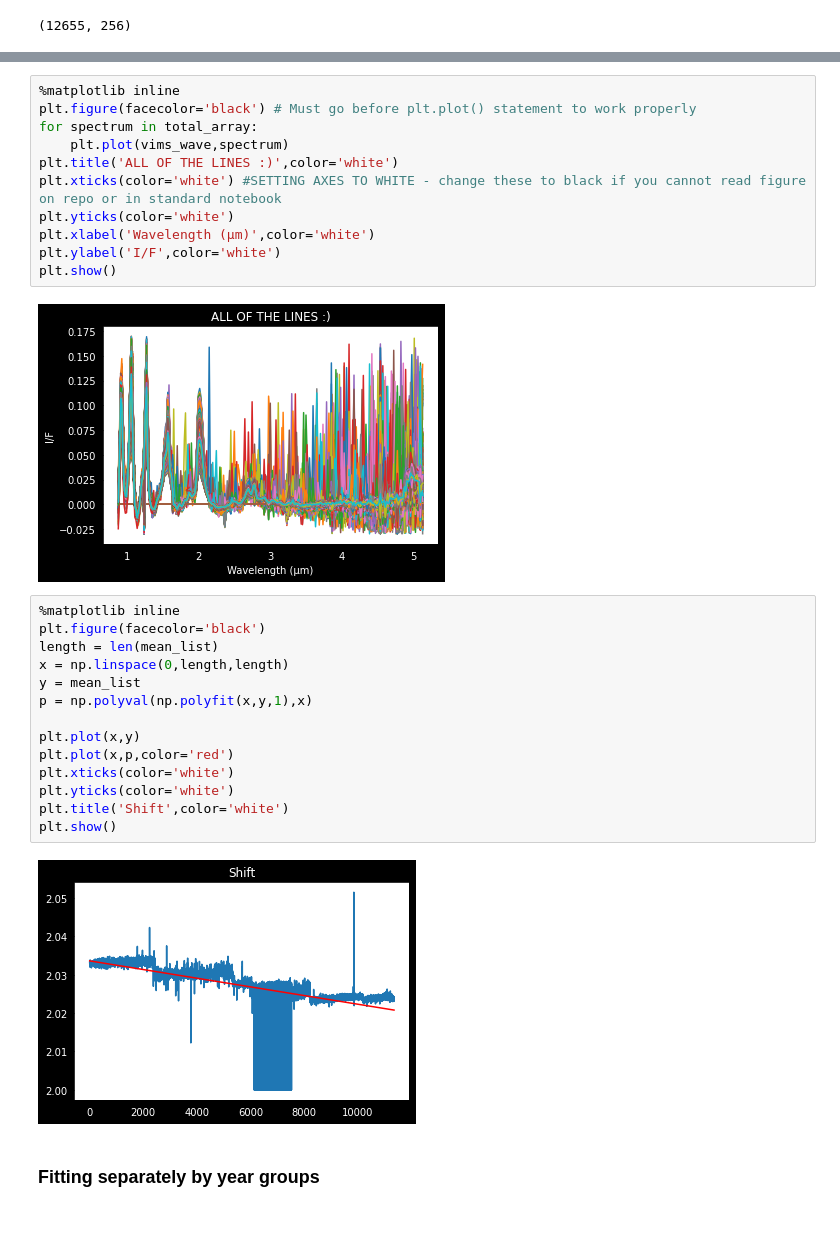
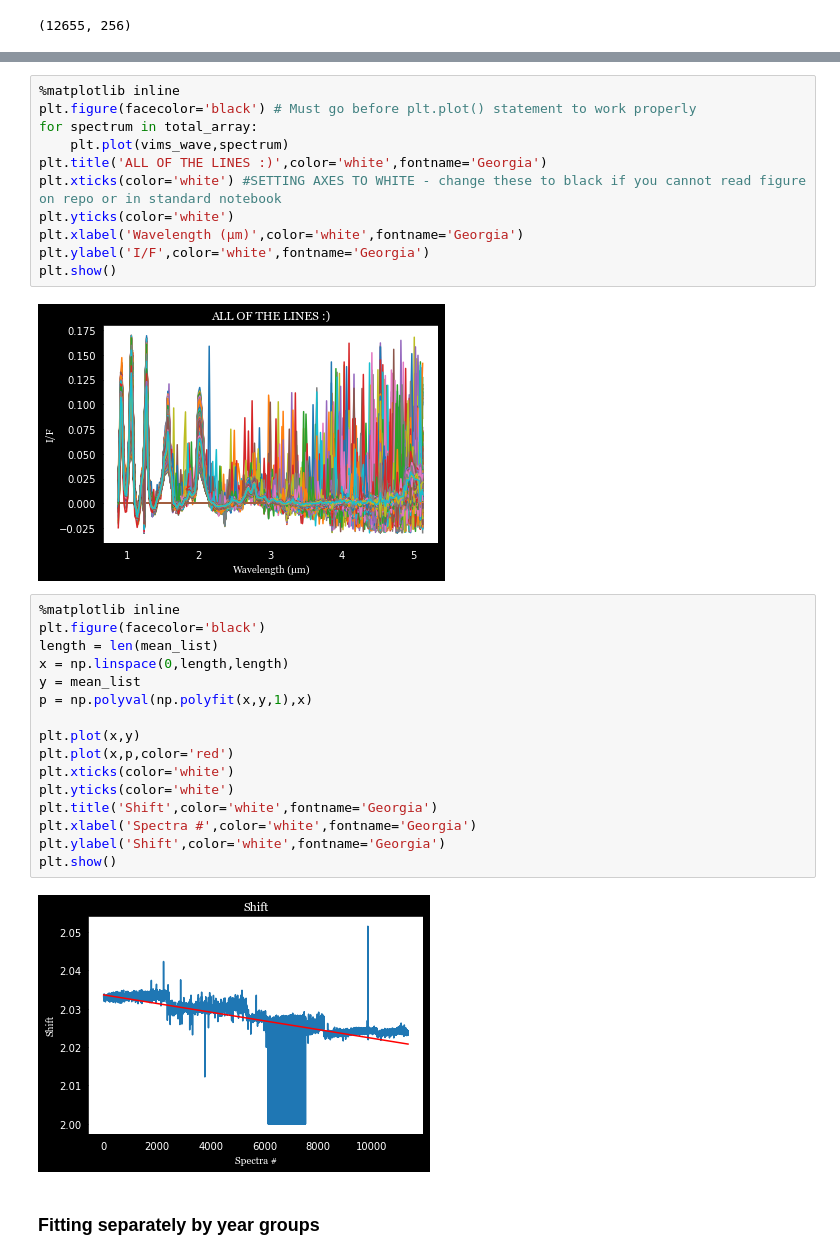
Before and after one commit to lucaslibshutz/spectralResearch, a Jupyter notebook: spectral_fitting_4.5.ipynb, the cells around one changed output, grey strips where cells are left out. Saved outputs shown, nothing was run; the diff lists cells and outputs as text; blank space fills up the shorter version.

```diff
--- a/spectral_fitting_4.5.ipynb
+++ b/spectral_fitting_4.5.ipynb
@@ -113,30 +113,32 @@ plt.show()
 plt.figure(facecolor='black') # Must go before plt.plot() statement to work properly
 for spectrum in total_array:
     plt.plot(vims_wave,spectrum)
-plt.title('ALL OF THE LINES :)',color='white')
+plt.title('ALL OF THE LINES :)',color='white',fontname='Georgia')
 plt.xticks(color='white') #SETTING AXES TO WHITE - change these to black if you cannot read figure on repo or in standard notebook
 plt.yticks(color='white')
-plt.xlabel('Wavelength (µm)',color='white')
-plt.ylabel('I/F',color='white')
+plt.xlabel('Wavelength (µm)',color='white',fontname='Georgia')
+plt.ylabel('I/F',color='white',fontname='Georgia')
 plt.show()
 # %% [output]
-[figure, old version]
+[figure, new version]
 # %%
 %matplotlib inline
 plt.figure(facecolor='black')
 length = len(mean_list)
 x = np.linspace(0,length,length)
 y = mean_list
 p = np.polyval(np.polyfit(x,y,1),x)
 
 plt.plot(x,y)
 plt.plot(x,p,color='red')
 plt.xticks(color='white')
 plt.yticks(color='white')
-plt.title('Shift',color='white')
+plt.title('Shift',color='white',fontname='Georgia')
+plt.xlabel('Spectra #',color='white',fontname='Georgia')
+plt.ylabel('Shift',color='white',fontname='Georgia')
 plt.show()
 # %% [output]
-[figure, old version]
+[figure, new version]
 # %% [markdown]
 ### Fitting separately by year groups
 # %%
```
Also changed, not shown: parts of 2 cells of this notebook, 1 other file.
